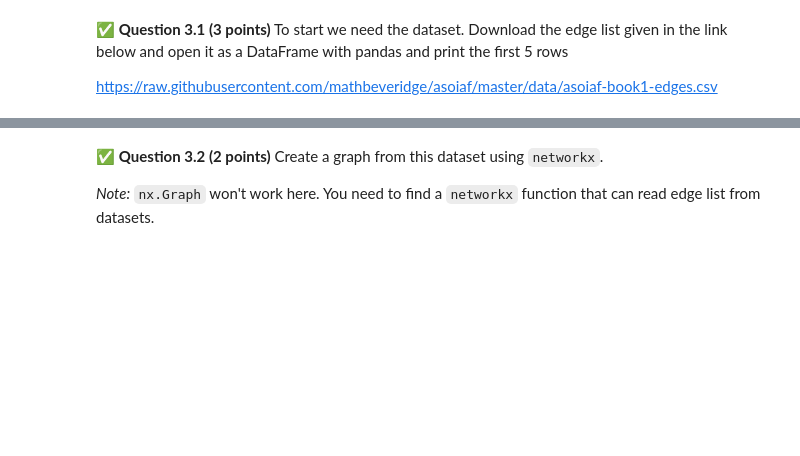
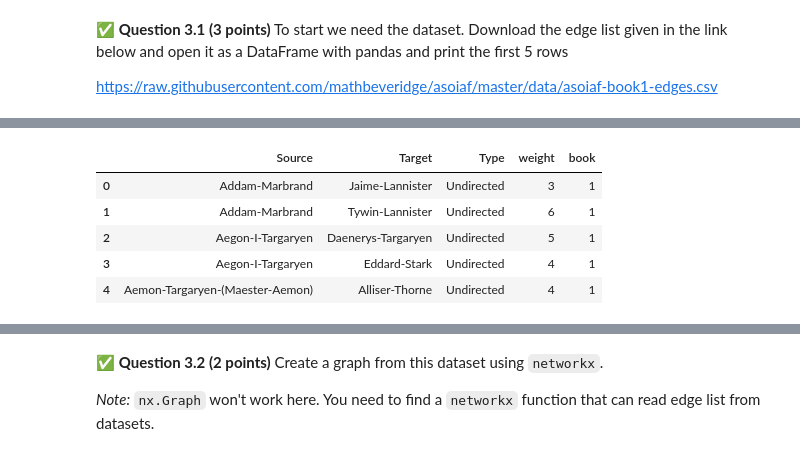
Before and after one commit to soesit/cmse202-f22-turnin, a Jupyter notebook: hw-03/HW-03_ABMAndGraphTheory-STUDENT.ipynb, the cells around one changed output, grey strips where cells are left out. Cells and saved outputs as stored; diff of their text form; code cells hidden in the pictures; blank space fills up the shorter version.

```diff
--- a/hw-03/HW-03_ABMAndGraphTheory-STUDENT.ipynb
+++ b/hw-03/HW-03_ABMAndGraphTheory-STUDENT.ipynb
@@ -286,3 +370,12 @@ https://raw.githubusercontent.com/mathbeveridge/asoiaf/master/data/asoiaf-book1-
 # %%
 # Put the code to open the dataset
+westeros = pd.read_csv('asoiaf-book1-edges.csv')
+westeros.head()
+# %% [output]
+|  | Source | Target | Type | weight | book |
+| 0 | Addam-Marbrand | Jaime-Lannister | Undirected | 3 | 1 |
+| 1 | Addam-Marbrand | Tywin-Lannister | Undirected | 6 | 1 |
+| 2 | Aegon-I-Targaryen | Daenerys-Targaryen | Undirected | 5 | 1 |
+| 3 | Aegon-I-Targaryen | Eddard-Stark | Undirected | 4 | 1 |
+| 4 | Aemon-Targaryen-(Maester-Aemon) | Alliser-Thorne | Undirected | 4 | 1 |
 # %% [markdown]
```
Also changed, not shown: parts of 29 cells of this notebook.
